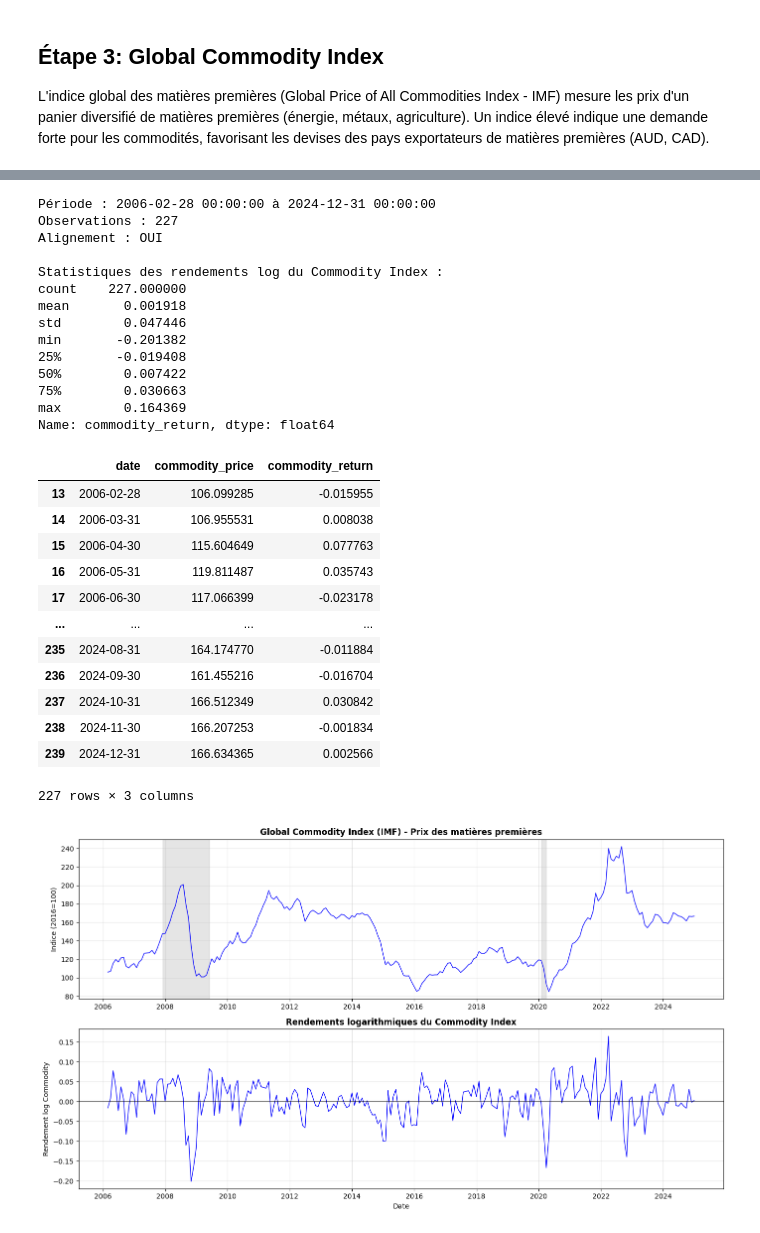
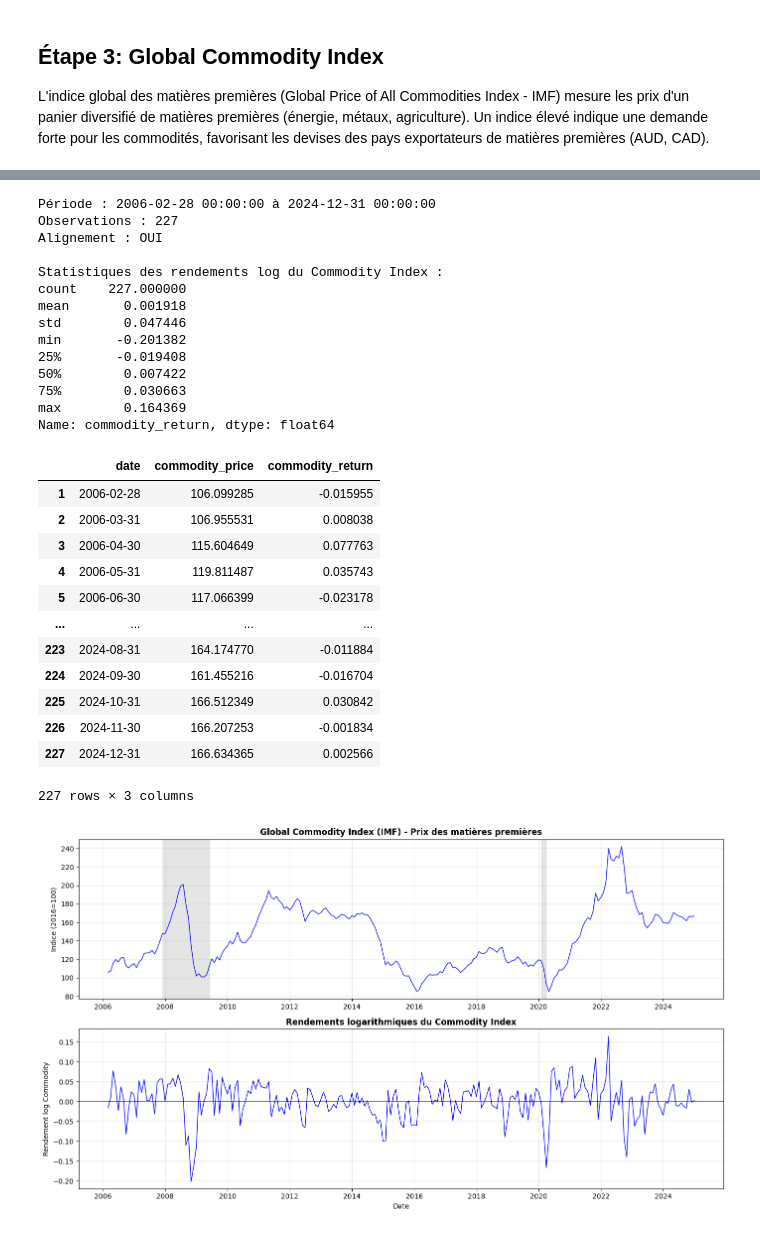
Before and after one commit to Lilas-Bertot/ETUDE-DE-CAS-2, a Jupyter notebook: Étude de cas 2.ipynb, the cells around one changed output, grey strips where cells are left out. Drawn from its saved outputs; the diff is of its cells as text; code cells hidden in the pictures.

```diff
--- a/Étude de cas 2.ipynb
+++ b/Étude de cas 2.ipynb
@@ -1108,6 +1134,9 @@ commodity_data = pd.read_csv('GCI.csv')
 commodity_data.columns = ['date', 'commodity_price']
 commodity_data['date'] = pd.to_datetime(commodity_data['date'])
 
+# Filtrer pour commencer au 1er janvier 2006
+commodity_data = commodity_data[commodity_data['date'] >= '2006-01-01'].copy()
+
 print(f"Observations : {len(commodity_data)}")
 print(f"Période : {commodity_data['date'].min()} à {commodity_data['date'].max()}")
 print(f"\nStatistiques descriptives du Commodity Index :")
@@ -1169,46 +1198,43 @@ Période : 2005-01-31 00:00:00 à 2024-12-31 00:00:00
 # %%
 # Calculer le rendement logarithmique du Commodity Index
 commodity_monthly['commodity_return'] = np.log(commodity_monthly['commodity_price'] / commodity_monthly['commodity_price'].shift(1))
 
 commodity_monthly = commodity_monthly.dropna()
-
-# FILTRAGE : Période commune avec DXY (2006-02-28 à 2024-12-31)
-commodity_monthly = commodity_monthly[commodity_monthly['date'] >= '2006-02-28'].copy()
 
 print(f"Période : {commodity_monthly['date'].min()} à {commodity_monthly['date'].max()}")
 print(f"Observations : {len(commodity_monthly)}")
 print(f"Alignement : {'OUI' if len(commodity_monthly) == len(returns) else 'NON'}")
 print(f"\nStatistiques des rendements log du Commodity Index :")
 print(commodity_monthly['commodity_return'].describe())
 
 commodity_monthly[['date', 'commodity_price', 'commodity_return']]
 # %% [output]
 Période : 2006-02-28 00:00:00 à 2024-12-31 00:00:00
 Observations : 227
 Alignement : OUI
 
 Statistiques des rendements log du Commodity Index :
 count    227.000000
 mean       0.001918
 std        0.047446
 min       -0.201382
 25%       -0.019408
 50%        0.007422
 75%        0.030663
 max        0.164369
 Name: commodity_return, dtype: float64
 |  | date | commodity_price | commodity_return |
-| 13 | 2006-02-28 | 106.099285 | -0.015955 |
-| 14 | 2006-03-31 | 106.955531 | 0.008038 |
-| 15 | 2006-04-30 | 115.604649 | 0.077763 |
-| 16 | 2006-05-31 | 119.811487 | 0.035743 |
-| 17 | 2006-06-30 | 117.066399 | -0.023178 |
+| 1 | 2006-02-28 | 106.099285 | -0.015955 |
+| 2 | 2006-03-31 | 106.955531 | 0.008038 |
+| 3 | 2006-04-30 | 115.604649 | 0.077763 |
+| 4 | 2006-05-31 | 119.811487 | 0.035743 |
+| 5 | 2006-06-30 | 117.066399 | -0.023178 |
 | ... | ... | ... | ... |
-| 235 | 2024-08-31 | 164.174770 | -0.011884 |
-| 236 | 2024-09-30 | 161.455216 | -0.016704 |
-| 237 | 2024-10-31 | 166.512349 | 0.030842 |
-| 238 | 2024-11-30 | 166.207253 | -0.001834 |
-| 239 | 2024-12-31 | 166.634365 | 0.002566 |
+| 223 | 2024-08-31 | 164.174770 | -0.011884 |
+| 224 | 2024-09-30 | 161.455216 | -0.016704 |
+| 225 | 2024-10-31 | 166.512349 | 0.030842 |
+| 226 | 2024-11-30 | 166.207253 | -0.001834 |
+| 227 | 2024-12-31 | 166.634365 | 0.002566 |
 227 rows × 3 columns
 # %%
 # Graphiques Global Commodity Index
```
Also changed, not shown: parts of 31 cells of this notebook, 1 other file.
